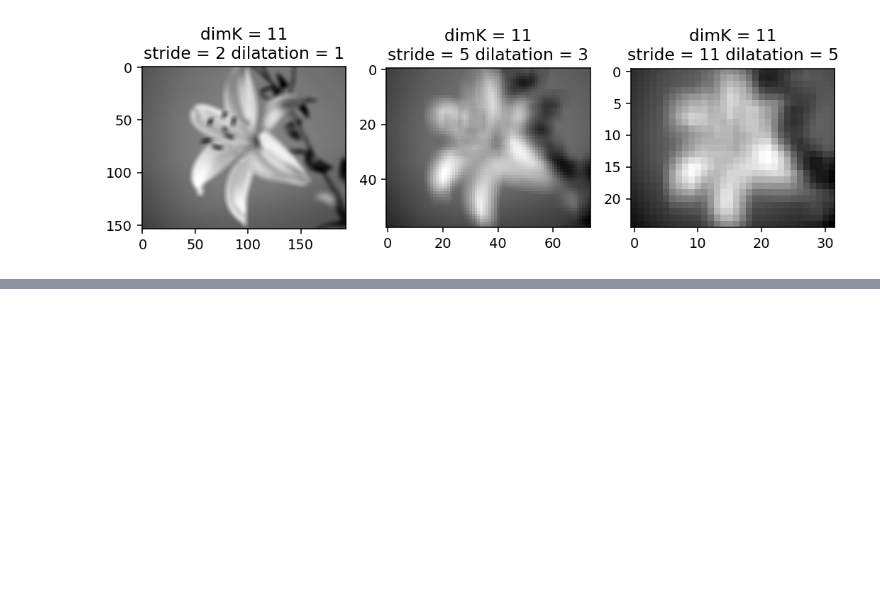
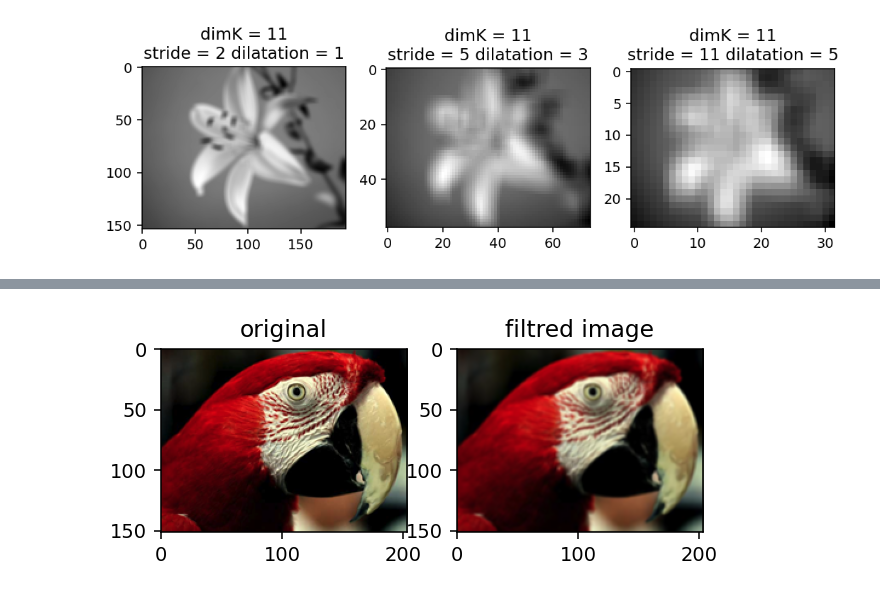
Before and after one commit to chechna9/Image_processing, a Jupyter notebook: TP02/bti_tp02.ipynb, the cells around one changed output, grey strips where cells are left out. Saved outputs shown, nothing was run; the diff lists cells and outputs as text; code cells hidden in the pictures; blank space fills up the shorter version.

```diff
--- a/TP02/bti_tp02.ipynb
+++ b/TP02/bti_tp02.ipynb
@@ -94,0 +105,5 @@ mf.filter_analysis(im_gray,filtre)
+# %%
+kernel = mf.get_gaussian_filtre(dimension=3)
+mf.filter_analysis_colored(im_clr,kernel)
+# %% [output]
+[figure, added]
```
Also changed, not shown: parts of 4 cells of this notebook, 1 other file.
